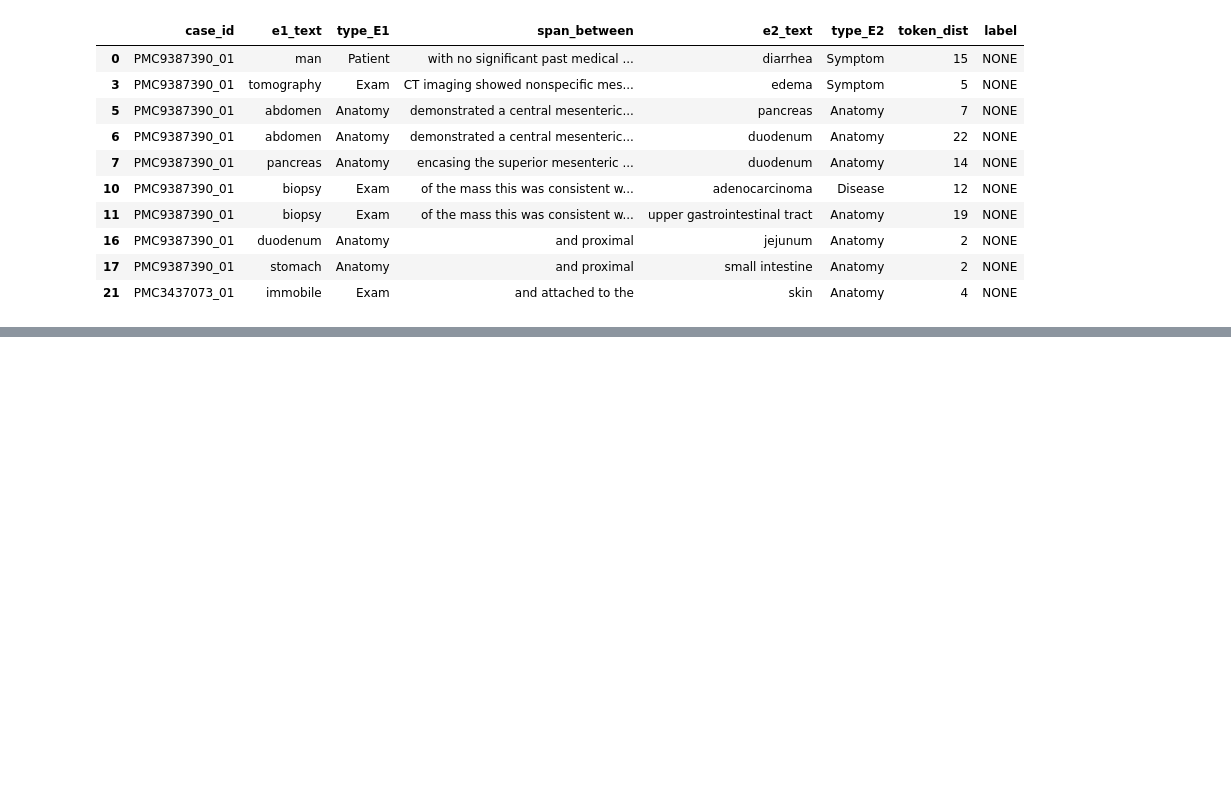
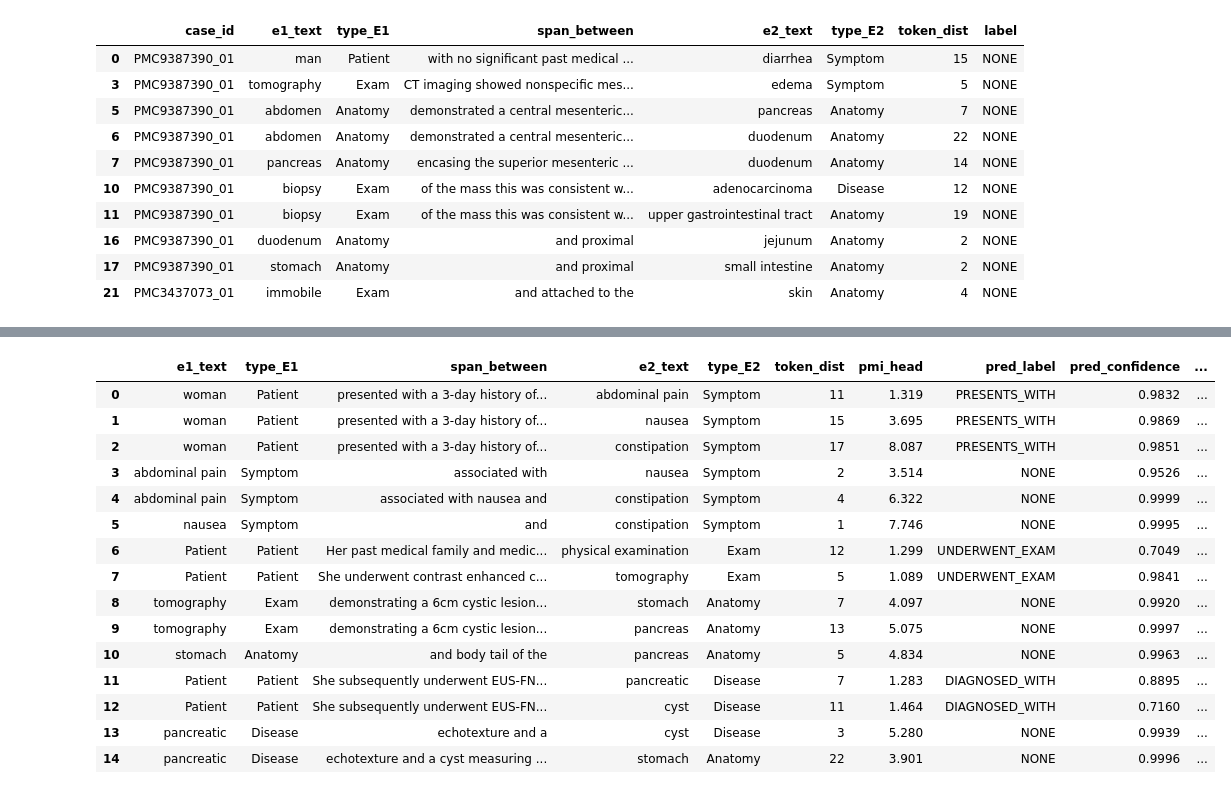
Before and after one commit to AnaBeatrizHidalgo/Diplotokens-P1, a Jupyter notebook: project02/notebooks/node_classifier_LR.ipynb, the cells around one changed output, grey strips where cells are left out. Drawn from its saved outputs; the diff is of its cells as text; code cells hidden in the pictures; blank space fills up the shorter version.

Commit message:
Adding logistic regression for edges

```diff
--- a/project02/notebooks/node_classifier_LR.ipynb
+++ b/project02/notebooks/node_classifier_LR.ipynb
@@ -467,0 +545,14 @@ Arestas positivas por par de tipos: {'Patient->Disease': 249, 'Patient->Exam': 2
+# %%
+# Treina o modelo final de arestas com todo o conjunto de treino e salva em disco
+edge_model = make_edge_model(seed=SEED).fit(X_edge_tr, y_edge)
+MODEL_DIR.mkdir(parents=True, exist_ok=True)
+joblib.dump(edge_model, MODEL_DIR / 'edge_model.joblib')
+print('modelo de arestas salvo em', (MODEL_DIR / 'edge_model.joblib').relative_to(ROOT))
+print()
+
+# O que a Regressao Logistica Multinomial aprendeu: features de maior peso em cada classe de aresta
+vec_e, clf_e = edge_model.steps[0][1], edge_model.steps[1][1]
+nomes_e = vec_e.get_feature_names_out()
+for k, classe in enumerate(clf_e.classes_):
+    top = nomes_e[np.argsort(clf_e.coef_[k])[-8:][::-1]]
+    print(f'{classe:18}', ', '.join(top))
@@ -467,0 +571,48 @@ Arestas positivas por par de tipos: {'Patient->Disease': 249, 'Patient->Exam': 2
+# %%
+from project02.models.classificar_arestas.edge_features import (
+    predict_case_edges,
+)
+
+arestas_teste = []
+todos_pares_teste = []
+
+for row, ents in zip(test.to_dict('records'), test['entities']):
+    cid = str(row['case_id'])
+    aid = str(row[GROUP_COL])
+    txt = str(row[TEXT_COL])
+
+    # Todos os pares candidatos com distribuicao de probabilidades Softmax
+    pares_all = predict_case_edges(edge_model, cid, aid, txt, ents, only_positive=False)
+    todos_pares_teste.extend(pares_all)
+
+    # Apenas as arestas positivas (pred_label != 'NONE') para construir o Grafo de Conhecimento
+    arestas_pos = [
+        {
+            'e1_text': r['e1_text'],
+            'type_E1': r['type_E1'],
+            'edge_label': r['pred_label'],
+            'e2_text': r['e2_text'],
+            'type_E2': r['type_E2'],
+            'span_between': r['span_between'],
+            'token_dist': r['token_dist'],
+            'pmi_head': r['pmi_head'],
+            'confidence': r['pred_confidence'],
+            'probabilities': r['probabilities'],
+        }
+        for r in pares_all if r['pred_label'] != 'NONE'
+    ]
+    arestas_teste.append(arestas_pos)
+
+test['edges'] = arestas_teste
+print('casos de teste processados:', len(test))
+print('total de arestas extraidas no teste:', sum(len(x) for x in arestas_teste))
+print('arestas predita por tipo:', pd.Series([
+    e['edge_label'] for lista in arestas_teste for e in lista
+]).value_counts().to_dict())
+
+# Exibe a tabela de probabilidades Softmax para os pares do primeiro caso de teste (estilo Box 3)
+df_box3 = pd.DataFrame([r for r in todos_pares_teste if r['case_id'] == str(test.iloc[0]['case_id'])])
+if len(df_box3):
+    cols_show = ['e1_text', 'type_E1', 'span_between', 'e2_text', 'type_E2', 'token_dist', 'pmi_head', 'pred_label', 'pred_confidence', 'probabilities']
+    display(df_box3[cols_show].head(15))
+# %% [output]
@@ -467,0 +622,16 @@ Arestas positivas por par de tipos: {'Patient->Disease': 249, 'Patient->Exam': 2
+|  | e1_text | type_E1 | span_between | e2_text | type_E2 | token_dist | pmi_head | pred_label | pred_confidence | ... |
+| 0 | woman | Patient | presented with a 3-day history of... | abdominal pain | Symptom | 11 | 1.319 | PRESENTS_WITH | 0.9832 | ... |
+| 1 | woman | Patient | presented with a 3-day history of... | nausea | Symptom | 15 | 3.695 | PRESENTS_WITH | 0.9869 | ... |
+| 2 | woman | Patient | presented with a 3-day history of... | constipation | Symptom | 17 | 8.087 | PRESENTS_WITH | 0.9851 | ... |
+| 3 | abdominal pain | Symptom | associated with | nausea | Symptom | 2 | 3.514 | NONE | 0.9526 | ... |
+| 4 | abdominal pain | Symptom | associated with nausea and | constipation | Symptom | 4 | 6.322 | NONE | 0.9999 | ... |
+| 5 | nausea | Symptom | and | constipation | Symptom | 1 | 7.746 | NONE | 0.9995 | ... |
+| 6 | Patient | Patient | Her past medical family and medic... | physical examination | Exam | 12 | 1.299 | UNDERWENT_EXAM | 0.7049 | ... |
+| 7 | Patient | Patient | She underwent contrast enhanced c... | tomography | Exam | 5 | 1.089 | UNDERWENT_EXAM | 0.9841 | ... |
+| 8 | tomography | Exam | demonstrating a 6cm cystic lesion... | stomach | Anatomy | 7 | 4.097 | NONE | 0.9920 | ... |
+| 9 | tomography | Exam | demonstrating a 6cm cystic lesion... | pancreas | Anatomy | 13 | 5.075 | NONE | 0.9997 | ... |
+| 10 | stomach | Anatomy | and body tail of the | pancreas | Anatomy | 5 | 4.834 | NONE | 0.9963 | ... |
+| 11 | Patient | Patient | She subsequently underwent EUS-FN... | pancreatic | Disease | 7 | 1.283 | DIAGNOSED_WITH | 0.8895 | ... |
+| 12 | Patient | Patient | She subsequently underwent EUS-FN... | cyst | Disease | 11 | 1.464 | DIAGNOSED_WITH | 0.7160 | ... |
+| 13 | pancreatic | Disease | echotexture and a | cyst | Disease | 3 | 5.280 | NONE | 0.9939 | ... |
+| 14 | pancreatic | Disease | echotexture and a cyst measuring ... | stomach | Anatomy | 22 | 3.901 | NONE | 0.9996 | ... |
```
Also changed, not shown: parts of 7 cells of this notebook, 26 other files.
